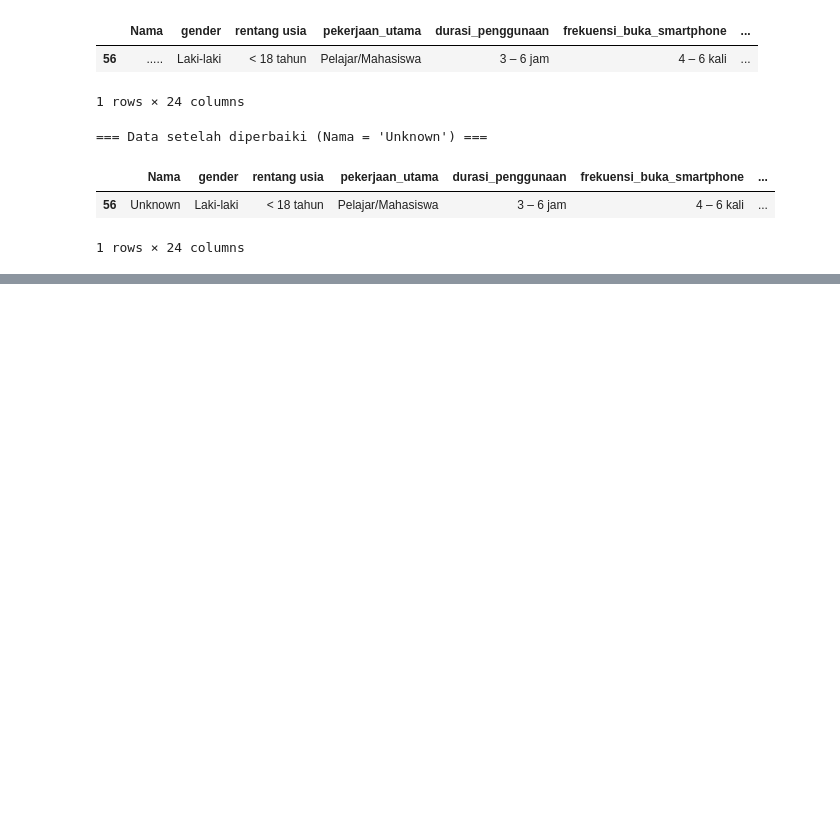
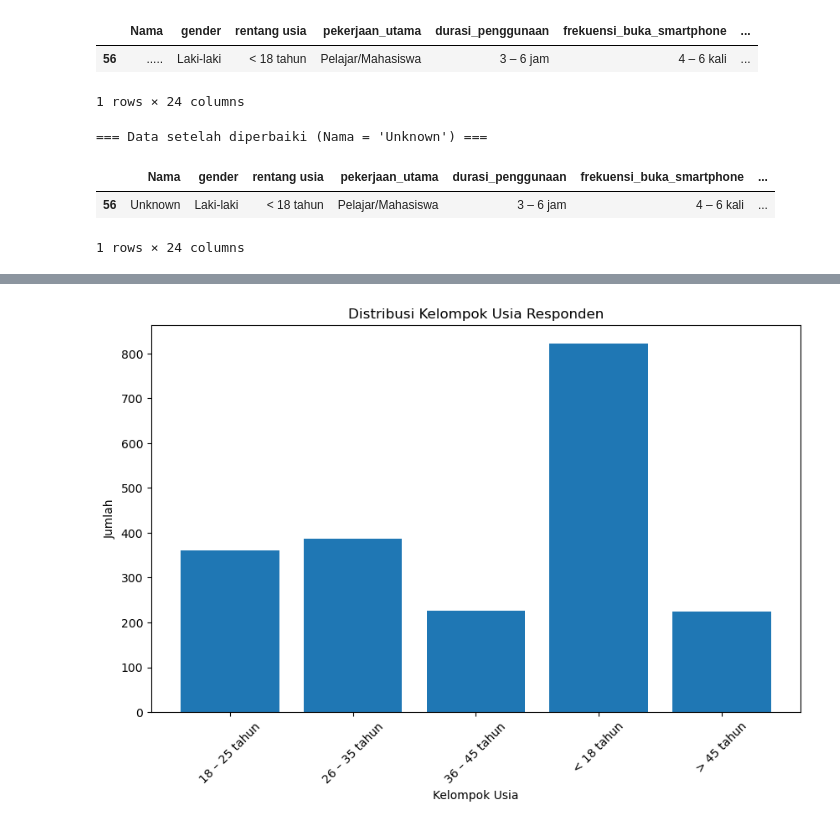
Before and after one commit to boasray/Proyek-Dasi-Dalis, a Jupyter notebook: Untitled1.ipynb, the cells around one changed output, grey strips where cells are left out. Saved outputs shown, nothing was run; the diff lists cells and outputs as text; code cells hidden in the pictures; blank space fills up the shorter version.

```diff
--- a/Untitled1.ipynb
+++ b/Untitled1.ipynb
@@ -101,0 +152,12 @@ display(fixed_rows)
+# %%
+age_counts = df['rentang usia'].value_counts().sort_index()
+
+plt.figure(figsize=(10,6))
+plt.bar(age_counts.index, age_counts.values)
+plt.title("Distribusi Kelompok Usia Responden")
+plt.xlabel("Kelompok Usia")
+plt.ylabel("Jumlah")
+plt.xticks(rotation=45)
+plt.show()
+# %% [output]
+[figure, added]
```
Also changed, not shown: parts of 50 cells of this notebook, 7 other files.
